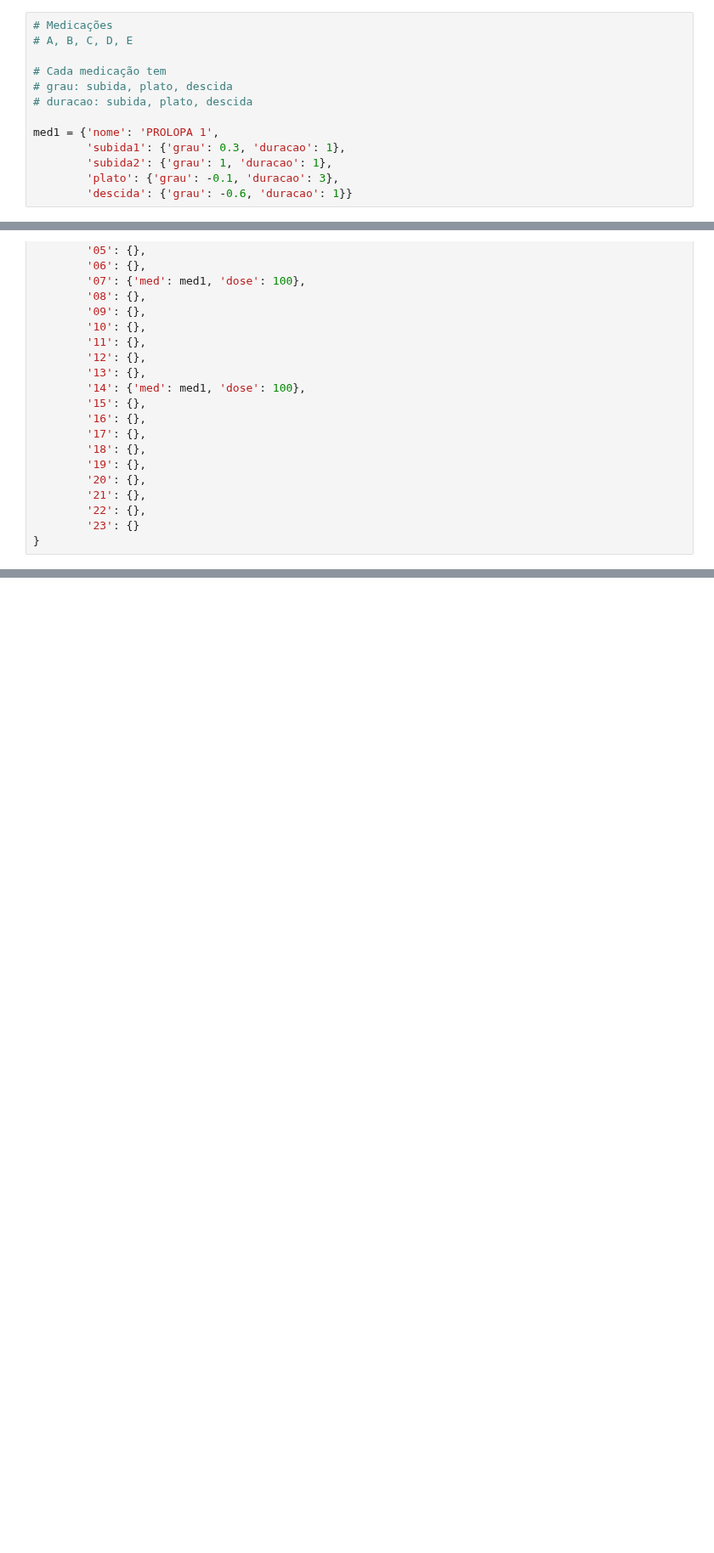
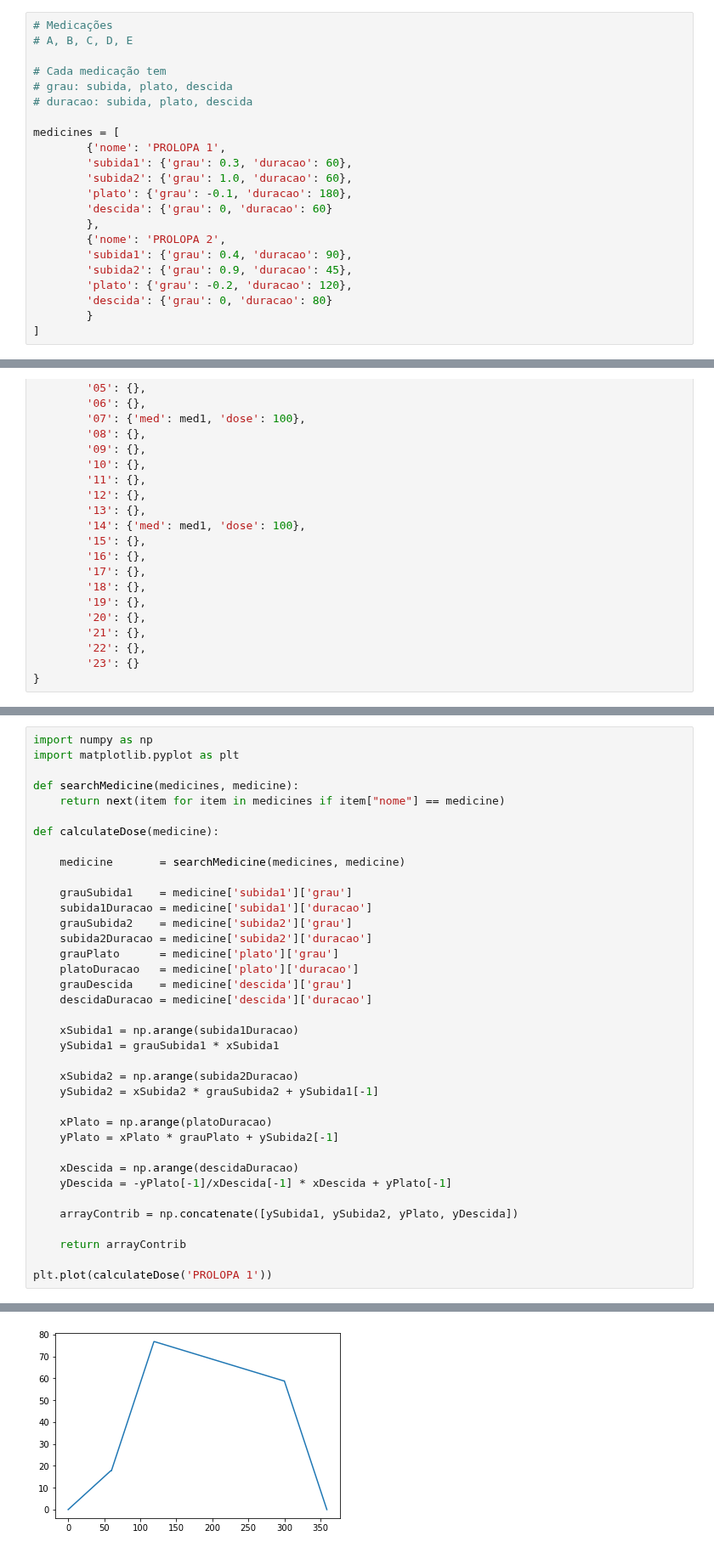
Before and after one commit to florencioq/2019-CS109A, a Jupyter notebook: content/labs/lab01/notebook/Parkinson Distribution.ipynb, the cells around one changed output, grey strips where cells are left out. Shown at 85% size. Drawn from its saved outputs; the diff is of its cells as text; blank space fills up the shorter version.

Commit message:
Function to calculate contribution

```diff
--- a/content/labs/lab01/notebook/Parkinson Distribution.ipynb
+++ b/content/labs/lab01/notebook/Parkinson Distribution.ipynb
@@ -6,11 +6,20 @@
 # grau: subida, plato, descida
 # duracao: subida, plato, descida
 
-med1 = {'nome': 'PROLOPA 1',
-        'subida1': {'grau': 0.3, 'duracao': 1},
-        'subida2': {'grau': 1, 'duracao': 1},
-        'plato': {'grau': -0.1, 'duracao': 3},
-        'descida': {'grau': -0.6, 'duracao': 1}}
+medicines = [
+        {'nome': 'PROLOPA 1',
+        'subida1': {'grau': 0.3, 'duracao': 60},
+        'subida2': {'grau': 1.0, 'duracao': 60},
+        'plato': {'grau': -0.1, 'duracao': 180},
+        'descida': {'grau': 0, 'duracao': 60}
+        },
+        {'nome': 'PROLOPA 2',
+        'subida1': {'grau': 0.4, 'duracao': 90},
+        'subida2': {'grau': 0.9, 'duracao': 45},
+        'plato': {'grau': -0.2, 'duracao': 120},
+        'descida': {'grau': 0, 'duracao': 80}
+        }
+]
 # %%
 dia =  {'00': {},
         '01': {},
@@ -61,0 +55,38 @@ plt.show()
+# %%
+import numpy as np
+import matplotlib.pyplot as plt
+
+def searchMedicine(medicines, medicine):
+    return next(item for item in medicines if item["nome"] == medicine)
+
+def calculateDose(medicine):
+
+    medicine       = searchMedicine(medicines, medicine)
+
+    grauSubida1    = medicine['subida1']['grau']
+    subida1Duracao = medicine['subida1']['duracao']
+    grauSubida2    = medicine['subida2']['grau']
+    subida2Duracao = medicine['subida2']['duracao']
+    grauPlato      = medicine['plato']['grau']
+    platoDuracao   = medicine['plato']['duracao']
+    grauDescida    = medicine['descida']['grau']
+    descidaDuracao = medicine['descida']['duracao']
+
+    xSubida1 = np.arange(subida1Duracao)
+    ySubida1 = grauSubida1 * xSubida1
+
+    xSubida2 = np.arange(subida2Duracao)
+    ySubida2 = xSubida2 * grauSubida2 + ySubida1[-1]
+
+    xPlato = np.arange(platoDuracao)
+    yPlato = xPlato * grauPlato + ySubida2[-1]
+
+    xDescida = np.arange(descidaDuracao)
+    yDescida = -yPlato[-1]/xDescida[-1] * xDescida + yPlato[-1]
+
+    arrayContrib = np.concatenate([ySubida1, ySubida2, yPlato, yDescida])
+
+    return arrayContrib
+
+plt.plot(calculateDose('PROLOPA 1'))
+# %% [output]
@@ -62,3 +94,4 @@ plt.show()
+[figure, added]
 # %%
 import json
 import numpy as np
```
Also changed, not shown: parts of 5 cells of this notebook.
